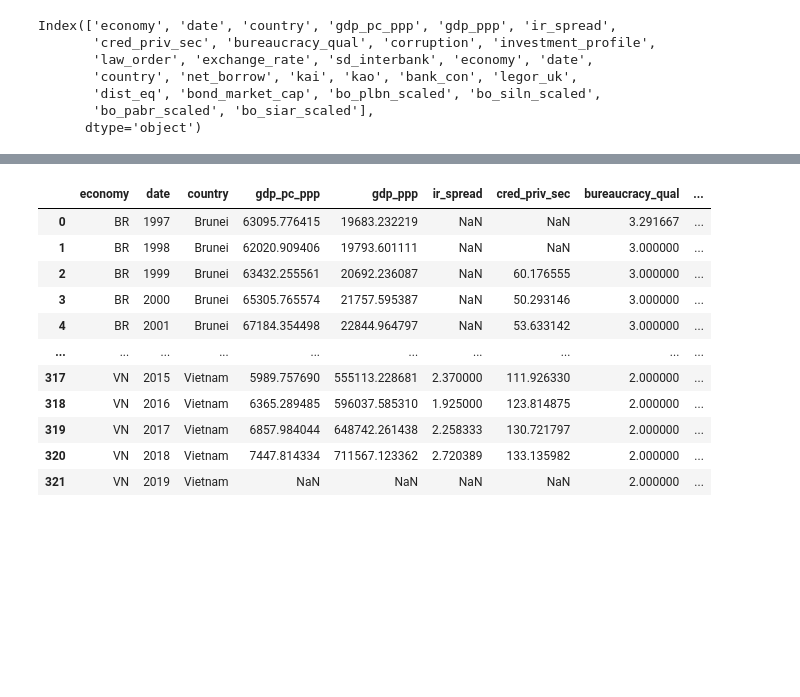
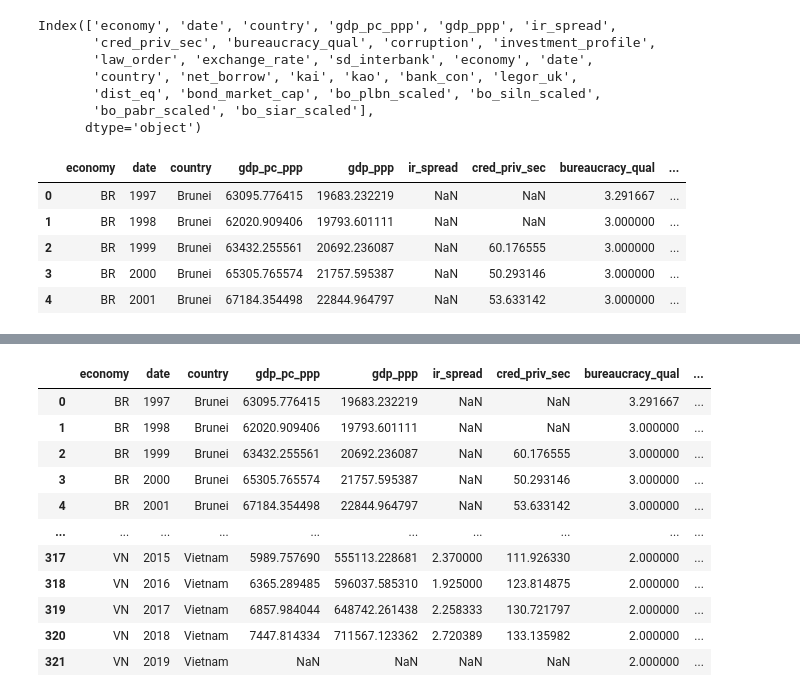
Before and after one commit to Yongqin-Chen/datascience-publicpolicy-2026, a Jupyter notebook: notebooks/hw/hw_2/hw_2.ipynb, the cells around one changed output, grey strips where cells are left out. Saved outputs shown, nothing was run; the diff lists cells and outputs as text; code cells hidden in the pictures; blank space fills up the shorter version.

```diff
--- a/notebooks/hw/hw_2/hw_2.ipynb
+++ b/notebooks/hw/hw_2/hw_2.ipynb
@@ -273,3 +273,12 @@ Index(['economy', 'date', 'country', 'gdp_pc_ppp', 'gdp_ppp', 'ir_spread',
        'dist_eq', 'bond_market_cap', 'bo_plbn_scaled', 'bo_siln_scaled',
        'bo_pabr_scaled', 'bo_siar_scaled'],
       dtype='object')
+# %%
+df_gdp.head()
+# %% [output]
+|  | economy | date | country | gdp_pc_ppp | gdp_ppp | ir_spread | cred_priv_sec | bureaucracy_qual | ... |
+| 0 | BR | 1997 | Brunei | 63095.776415 | 19683.232219 | NaN | NaN | 3.291667 | ... |
+| 1 | BR | 1998 | Brunei | 62020.909406 | 19793.601111 | NaN | NaN | 3.000000 | ... |
+| 2 | BR | 1999 | Brunei | 63432.255561 | 20692.236087 | NaN | 60.176555 | 3.000000 | ... |
+| 3 | BR | 2000 | Brunei | 65305.765574 | 21757.595387 | NaN | 50.293146 | 3.000000 | ... |
+| 4 | BR | 2001 | Brunei | 67184.354498 | 22844.964797 | NaN | 53.633142 | 3.000000 | ... |
```
Also changed, not shown: parts of 1 cell of this notebook.
